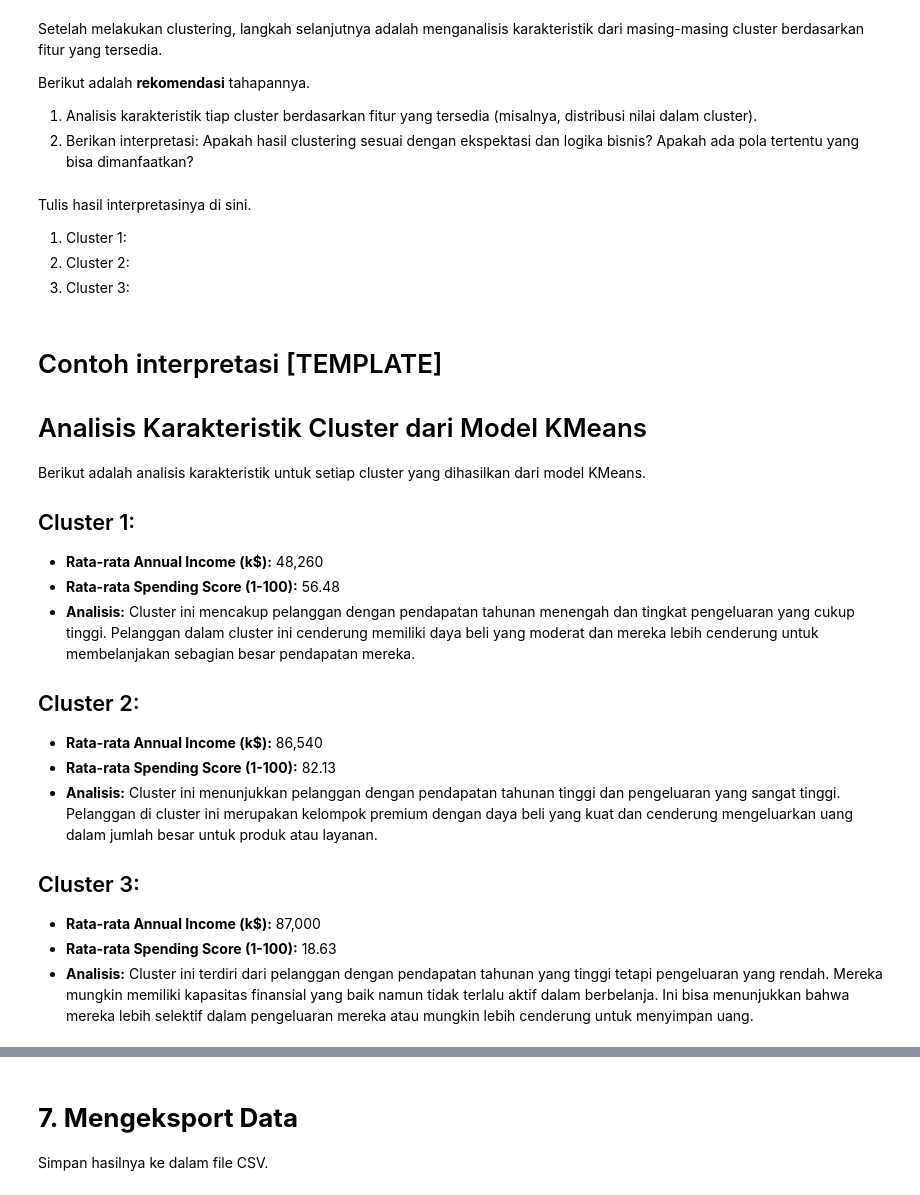
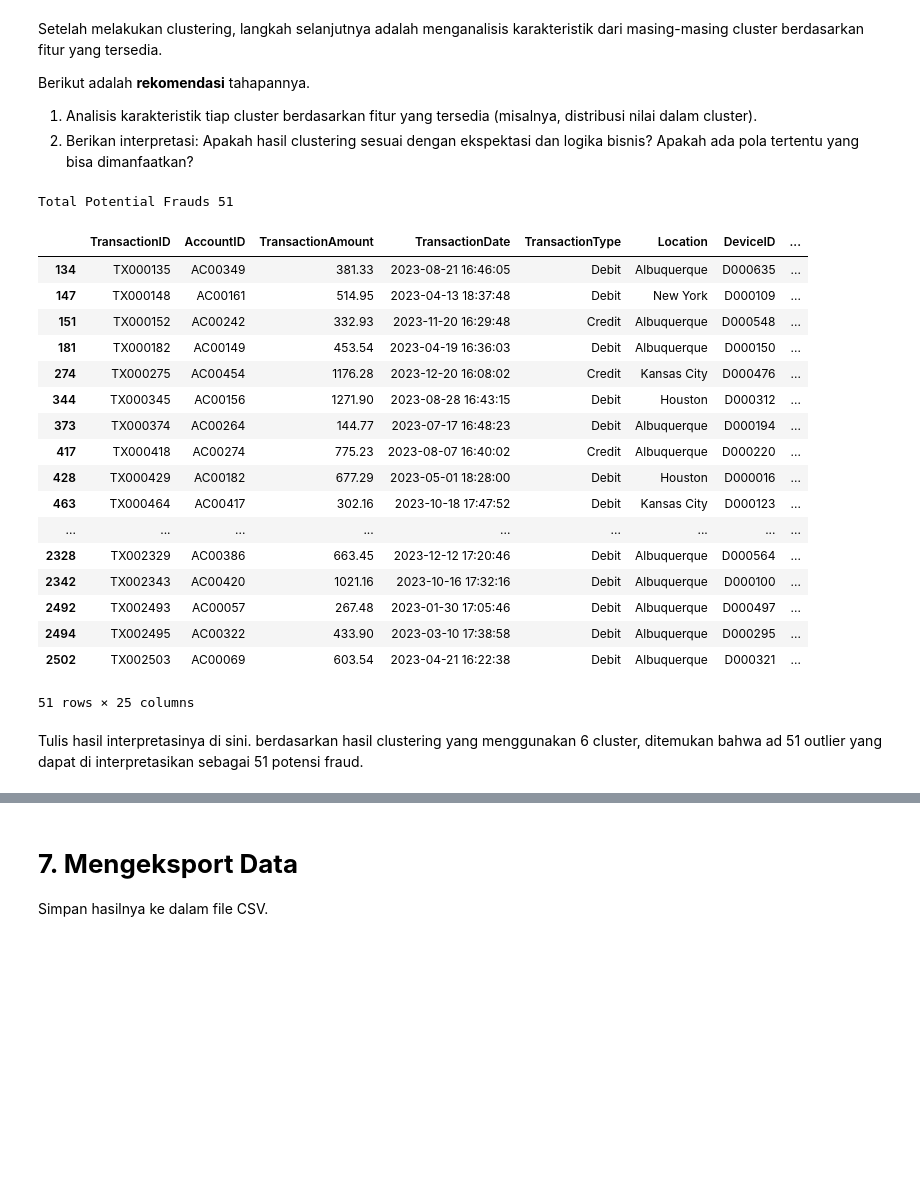
Before and after one commit to Occolus/BankFraudPrediction, a Jupyter notebook: [Clustering]_Submission_Akhir_BMLP_Your_Name.ipynb, the cells around one changed output, grey strips where cells are left out. Saved outputs shown, nothing was run; the diff lists cells and outputs as text; code cells hidden in the pictures; blank space fills up the shorter version.

```diff
--- a/[Clustering]_Submission_Akhir_BMLP_Your_Name.ipynb
+++ b/[Clustering]_Submission_Akhir_BMLP_Your_Name.ipynb
@@ -471,25 +407,34 @@ Berikut adalah **rekomendasi** tahapannya.
-# %% [markdown]
-Tulis hasil interpretasinya di sini.
-1. Cluster 1:
-2. Cluster 2:
-3. Cluster 3:
-# %% [markdown]
-# Contoh interpretasi [TEMPLATE]
-# Analisis Karakteristik Cluster dari Model KMeans
-
-Berikut adalah analisis karakteristik untuk setiap cluster yang dihasilkan dari model KMeans.
-
-## Cluster 1:
-- **Rata-rata Annual Income (k$):** 48,260
-- **Rata-rata Spending Score (1-100):** 56.48
-- **Analisis:** Cluster ini mencakup pelanggan dengan pendapatan tahunan menengah dan tingkat pengeluaran yang cukup tinggi. Pelanggan dalam cluster ini cenderung memiliki daya beli yang moderat dan mereka lebih cenderung untuk membelanjakan sebagian besar pendapatan mereka.
-
-## Cluster 2:
-- **Rata-rata Annual Income (k$):** 86,540
-- **Rata-rata Spending Score (1-100):** 82.13
-- **Analisis:** Cluster ini menunjukkan pelanggan dengan pendapatan tahunan tinggi dan pengeluaran yang sangat tinggi. Pelanggan di cluster ini merupakan kelompok premium dengan daya beli yang kuat dan cenderung mengeluarkan uang dalam jumlah besar untuk produk atau layanan.
-
-## Cluster 3:
-- **Rata-rata Annual Income (k$):** 87,000
-- **Rata-rata Spending Score (1-100):** 18.63
-- **Analisis:** Cluster ini terdiri dari pelanggan dengan pendapatan tahunan yang tinggi tetapi pengeluaran yang rendah. Mereka mungkin memiliki kapasitas finansial yang baik namun tidak terlalu aktif dalam berbelanja. Ini bisa menunjukkan bahwa mereka lebih selektif dalam pengeluaran mereka atau mungkin lebih cenderung untuk menyimpan uang.
+# %%
+kmeans = KMeans(n_clusters=3)
+cluster=kmeans.fit(combinedValue)
+
+df['Cluster'] = kmeans.labels_
+df['DistanceToCentroid'] = np.linalg.norm(combinedValue - kmeans.cluster_centers_[kmeans.labels_], axis=1)
+threshold = df['DistanceToCentroid'].quantile(0.98)
+df['PotentialFraud'] = df['DistanceToCentroid'] > threshold
+fraud_df = df[df['PotentialFraud']].copy()
+print('Total Potential Frauds',fraud_df.shape[0] )
+fraud_df
+# %% [output]
+Total Potential Frauds 51
+|  | TransactionID | AccountID | TransactionAmount | TransactionDate | TransactionType | Location | DeviceID | ... |
+| 134 | TX000135 | AC00349 | 381.33 | 2023-08-21 16:46:05 | Debit | Albuquerque | D000635 | ... |
+| 147 | TX000148 | AC00161 | 514.95 | 2023-04-13 18:37:48 | Debit | New York | D000109 | ... |
+| 151 | TX000152 | AC00242 | 332.93 | 2023-11-20 16:29:48 | Credit | Albuquerque | D000548 | ... |
+| 181 | TX000182 | AC00149 | 453.54 | 2023-04-19 16:36:03 | Debit | Albuquerque | D000150 | ... |
+| 274 | TX000275 | AC00454 | 1176.28 | 2023-12-20 16:08:02 | Credit | Kansas City | D000476 | ... |
+| 344 | TX000345 | AC00156 | 1271.90 | 2023-08-28 16:43:15 | Debit | Houston | D000312 | ... |
+| 373 | TX000374 | AC00264 | 144.77 | 2023-07-17 16:48:23 | Debit | Albuquerque | D000194 | ... |
+| 417 | TX000418 | AC00274 | 775.23 | 2023-08-07 16:40:02 | Credit | Albuquerque | D000220 | ... |
+| 428 | TX000429 | AC00182 | 677.29 | 2023-05-01 18:28:00 | Debit | Houston | D000016 | ... |
+| 463 | TX000464 | AC00417 | 302.16 | 2023-10-18 17:47:52 | Debit | Kansas City | D000123 | ... |
+| ... | ... | ... | ... | ... | ... | ... | ... | ... |
+| 2328 | TX002329 | AC00386 | 663.45 | 2023-12-12 17:20:46 | Debit | Albuquerque | D000564 | ... |
+| 2342 | TX002343 | AC00420 | 1021.16 | 2023-10-16 17:32:16 | Debit | Albuquerque | D000100 | ... |
+| 2492 | TX002493 | AC00057 | 267.48 | 2023-01-30 17:05:46 | Debit | Albuquerque | D000497 | ... |
+| 2494 | TX002495 | AC00322 | 433.90 | 2023-03-10 17:38:58 | Debit | Albuquerque | D000295 | ... |
+| 2502 | TX002503 | AC00069 | 603.54 | 2023-04-21 16:22:38 | Debit | Albuquerque | D000321 | ... |
+51 rows × 25 columns
+# %% [markdown]
+Tulis hasil interpretasinya di sini.
+berdasarkan hasil clustering yang menggunakan 6 cluster, ditemukan bahwa ad 51 outlier yang dapat di interpretasikan sebagai 51 potensi fraud.
```
Also changed, not shown: parts of 28 cells of this notebook, 1 other file.
